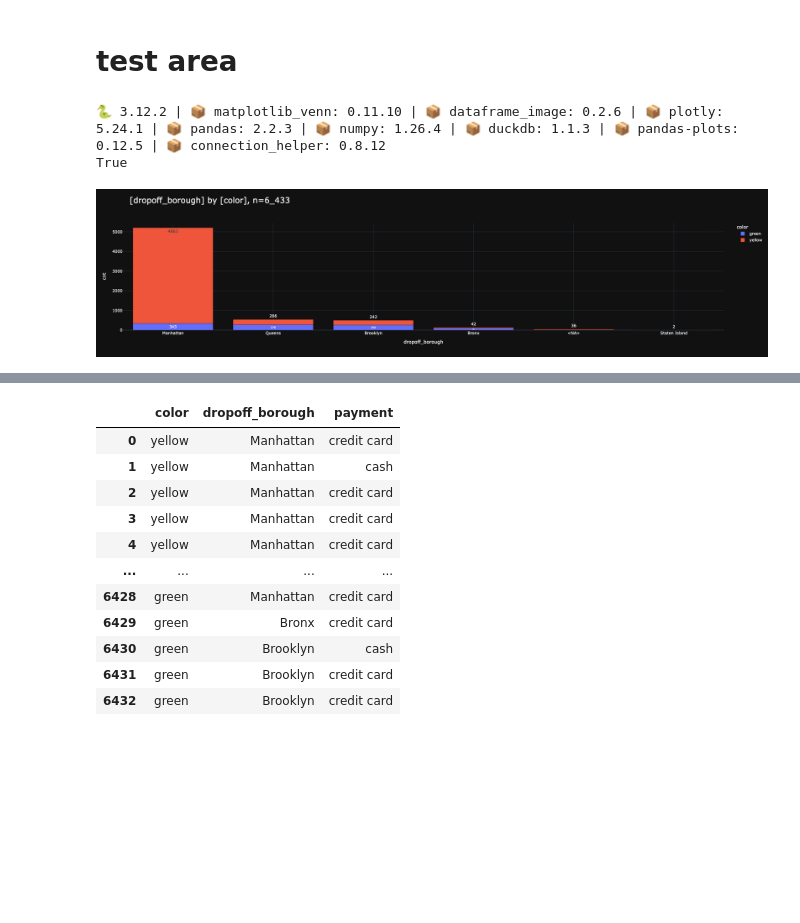
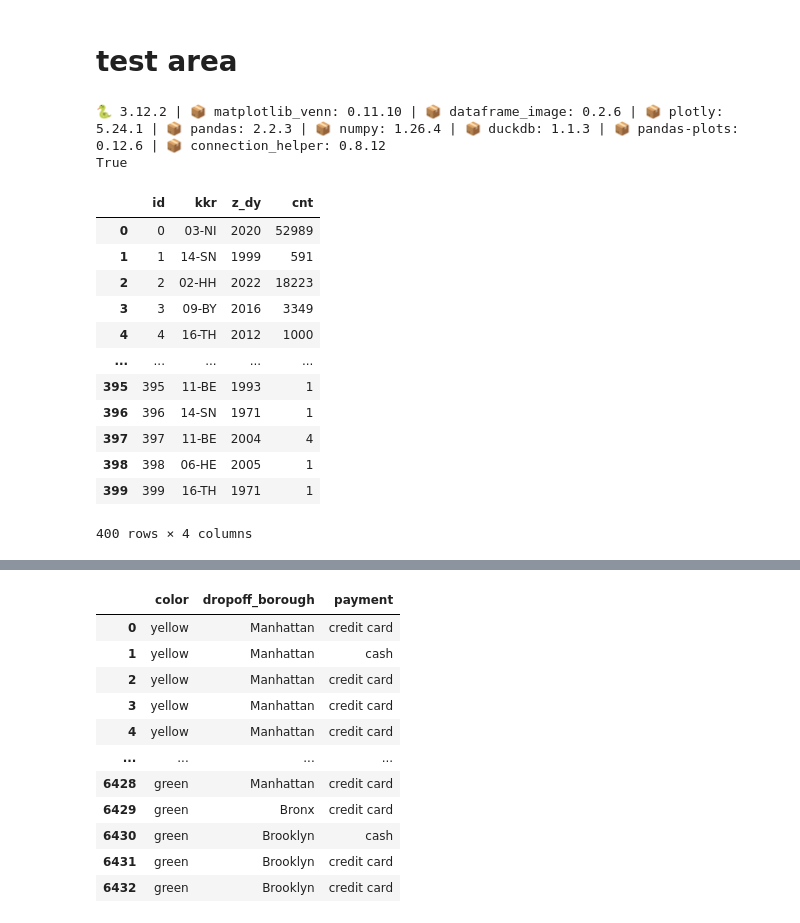
Before and after one commit to smeisegeier/pandas-plots, a Jupyter notebook: src/test.ipynb, the cells around one changed output, grey strips where cells are left out. Drawn from its saved outputs; the diff is of its cells as text; code cells hidden in the pictures; blank space fills up the shorter version.

```diff
--- a/src/test.ipynb
+++ b/src/test.ipynb
@@ -13,28 +13,28 @@ import duckdb as ddb
 
 hlp.show_package_version(["matplotlib_venn", "dataframe_image", "plotly"], )
 df = sb.load_dataset('taxis')
-os.environ['THEME'] = 'dark'
+os.environ['THEME'] = 'light'
 
 con = ddb.connect()
 
 print(hlp.get_os(hlp.OperatingSystem.MAC))
 # %% [output]
-🐍 3.12.2 | 📦 matplotlib_venn: 0.11.10 | 📦 dataframe_image: 0.2.6 | 📦 plotly: 5.24.1 | 📦 pandas: 2.2.3 | 📦 numpy: 1.26.4 | 📦 duckdb: 1.1.3 | 📦 pandas-plots: 0.12.5 | 📦 connection_helper: 0.8.12
+🐍 3.12.2 | 📦 matplotlib_venn: 0.11.10 | 📦 dataframe_image: 0.2.6 | 📦 plotly: 5.24.1 | 📦 pandas: 2.2.3 | 📦 numpy: 1.26.4 | 📦 duckdb: 1.1.3 | 📦 pandas-plots: 0.12.6 | 📦 connection_helper: 0.8.12
 True
-# %%
-_df = df[
-    [
-        "color",
-        "dropoff_borough",
-    ]]
-
-_=pls.plot_stacked_bars(
-    _df,
-    # top_n_color=4,
-    # relative=True,
-    # normalize=True,
-    sort_values=True,
-    swap=True,
-    )
-# %% [output]
-[figure, removed]
+# %%
+df_facets = pd.read_csv("assets/facets.csv", sep=",").astype({"z_dy": "Int64"}).astype({"z_dy": str})
+df_facets
+# %% [output]
+|  | id | kkr | z_dy | cnt |
+| 0 | 0 | 03-NI | 2020 | 52989 |
+| 1 | 1 | 14-SN | 1999 | 591 |
+| 2 | 2 | 02-HH | 2022 | 18223 |
+| 3 | 3 | 09-BY | 2016 | 3349 |
+| 4 | 4 | 16-TH | 2012 | 1000 |
+| ... | ... | ... | ... | ... |
+| 395 | 395 | 11-BE | 1993 | 1 |
+| 396 | 396 | 14-SN | 1971 | 1 |
+| 397 | 397 | 11-BE | 2004 | 4 |
+| 398 | 398 | 06-HE | 2005 | 1 |
+| 399 | 399 | 16-TH | 1971 | 1 |
+400 rows × 4 columns
```
Also changed, not shown: parts of 2 cells of this notebook, 2 other files.
